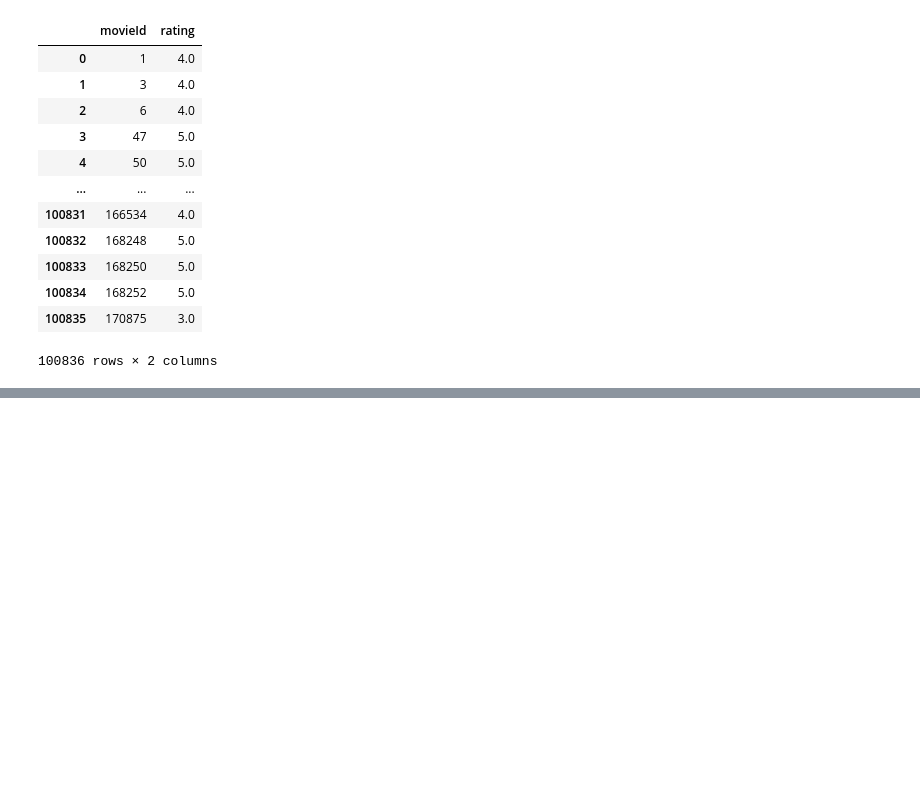
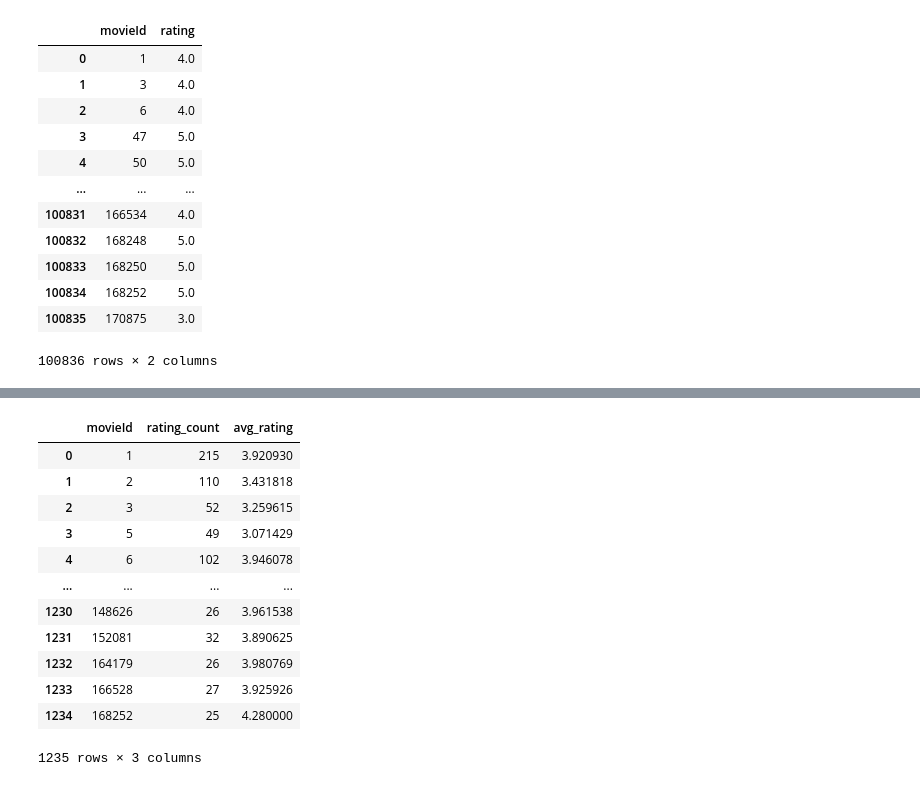
Before and after one commit to sewarslan/final_project, a Jupyter notebook: movie_recommender/data_preprocessing.ipynb, the cells around one changed output, grey strips where cells are left out. Cells and saved outputs as stored; diff of their text form; code cells hidden in the pictures; blank space fills up the shorter version.

```diff
--- a/movie_recommender/data_preprocessing.ipynb
+++ b/movie_recommender/data_preprocessing.ipynb
@@ -436,0 +348,8 @@ ratingsWoUnusedDF.sort_values(by=['movieId'])
+# %%
+movie_rating_count = ratings[['movieId','rating']].groupby('movieId').count()
+movie_rating_mean = ratings[['movieId','rating']].groupby('movieId').mean()
+# %%
+movie_analysis = movie_rating_count.merge(movie_rating_mean, on='movieId', how='inner')
+movie_analysis.rename(columns={'rating_x':'rating_count'}, inplace=True)
+movie_analysis.rename(columns={'rating_y':'avg_rating'}, inplace=True)
+movie_analysis
@@ -436,0 +371,18 @@ ratingsWoUnusedDF.sort_values(by=['movieId'])
+# %%
+movie_analysis = movie_analysis[movie_analysis['rating_count'] > 20]
+movie_analysis = movie_analysis.reset_index()
+movie_analysis
+# %% [output]
+|  | movieId | rating_count | avg_rating |
+| 0 | 1 | 215 | 3.920930 |
+| 1 | 2 | 110 | 3.431818 |
+| 2 | 3 | 52 | 3.259615 |
+| 3 | 5 | 49 | 3.071429 |
+| 4 | 6 | 102 | 3.946078 |
+| ... | ... | ... | ... |
+| 1230 | 148626 | 26 | 3.961538 |
+| 1231 | 152081 | 32 | 3.890625 |
+| 1232 | 164179 | 26 | 3.980769 |
+| 1233 | 166528 | 27 | 3.925926 |
+| 1234 | 168252 | 25 | 4.280000 |
+1235 rows × 3 columns
```
Also changed, not shown: parts of 11 cells of this notebook.
